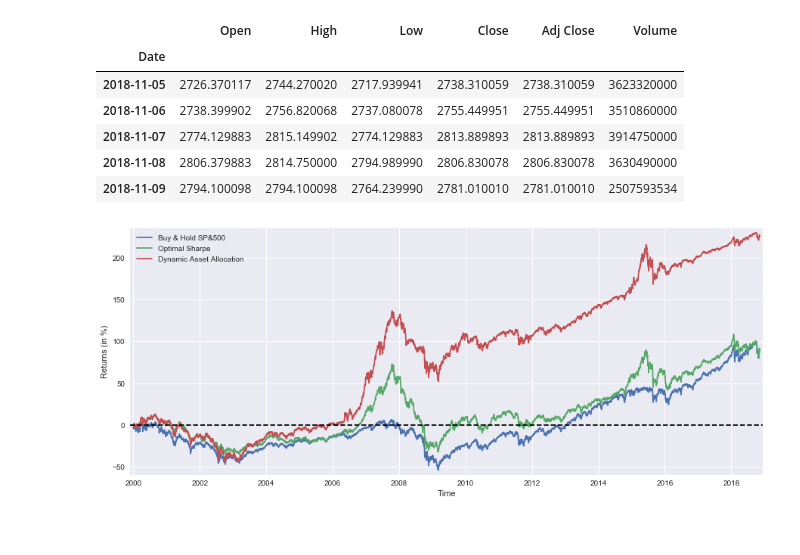
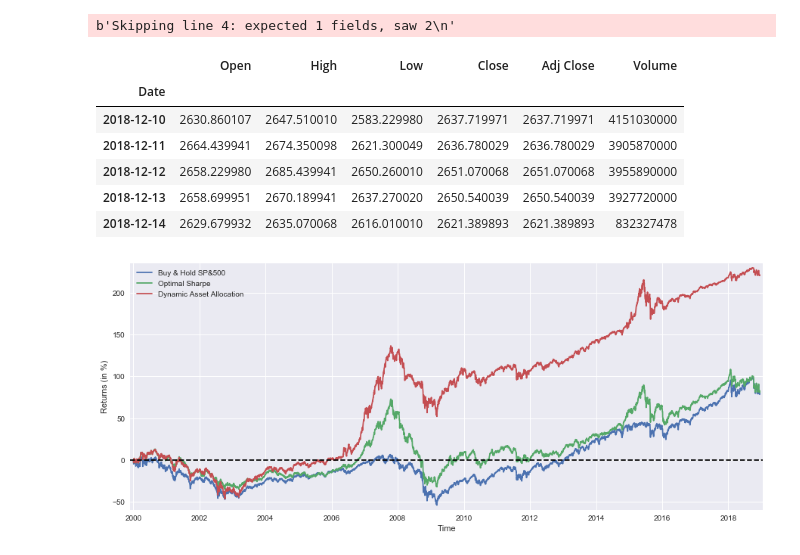
Before and after one commit to LongOnly/Quantitative-Notebooks, a Jupyter notebook: DynamicAssetAllocation.ipynb, the cells around one changed output. Drawn from its saved outputs; the diff is of its cells as text; code cells hidden in the pictures.

```diff
--- a/DynamicAssetAllocation.ipynb
+++ b/DynamicAssetAllocation.ipynb
@@ -19,39 +19,40 @@ def getdata(tickers,start,end,frequency):
     res = requests.get('https://finance.yahoo.com/quote/SPY/history')
     cookie = res.cookies['B']
     pattern = re.compile('.*"CrumbStore":\{"crumb":"(?P<crumb>[^"]+)"\}')
     for line in res.text.splitlines():
         m = pattern.match(line)
         if m is not None:
             crumb = m.groupdict()['crumb']
     for ticker in tickers:
         url_str = "https://query1.finance.yahoo.com/v7/finance/download/%s"
         url_str += "?period1=%s&period2=%s&interval=%s&events=history&crumb=%s"
         url = url_str % (ticker, start, end, frequency, crumb)
         res = requests.get(url, cookies={'B': cookie}).text
         OHLC[ticker] = pd.read_csv(io.StringIO(res), index_col=0,
                                    error_bad_lines=False).replace('null', np.nan).dropna()
         OHLC[ticker].index = pd.to_datetime(OHLC[ticker].index)
         OHLC[ticker] = OHLC[ticker].apply(pd.to_numeric)
     return OHLC
 
 tickers = ['%5EGSPC','000001.SS']
 
 data = None
 while data is None:
     try:
-        data = getdata(tickers,'946610000','1541808000','1d')
+        data = getdata(tickers,'946610000','1544832000','1d')
     except:
          pass
 
 data['%5EGSPC'].tail()
 # %% [output]
+b'Skipping line 4: expected 1 fields, saw 2\n'
 |  | Open | High | Low | Close | Adj Close | Volume |
 | Date |  |  |  |  |  |  |
-| 2018-11-05 | 2726.370117 | 2744.270020 | 2717.939941 | 2738.310059 | 2738.310059 | 3623320000 |
-| 2018-11-06 | 2738.399902 | 2756.820068 | 2737.080078 | 2755.449951 | 2755.449951 | 3510860000 |
-| 2018-11-07 | 2774.129883 | 2815.149902 | 2774.129883 | 2813.889893 | 2813.889893 | 3914750000 |
-| 2018-11-08 | 2806.379883 | 2814.750000 | 2794.989990 | 2806.830078 | 2806.830078 | 3630490000 |
-| 2018-11-09 | 2794.100098 | 2794.100098 | 2764.239990 | 2781.010010 | 2781.010010 | 2507593534 |
+| 2018-12-10 | 2630.860107 | 2647.510010 | 2583.229980 | 2637.719971 | 2637.719971 | 4151030000 |
+| 2018-12-11 | 2664.439941 | 2674.350098 | 2621.300049 | 2636.780029 | 2636.780029 | 3905870000 |
+| 2018-12-12 | 2658.229980 | 2685.439941 | 2650.260010 | 2651.070068 | 2651.070068 | 3955890000 |
+| 2018-12-13 | 2658.699951 | 2670.189941 | 2637.270020 | 2650.540039 | 2650.540039 | 3927720000 |
+| 2018-12-14 | 2629.679932 | 2635.070068 | 2616.010010 | 2621.389893 | 2621.389893 | 832327478 |
 # %%
 ReturnSP = data['%5EGSPC']['Adj Close']/data['%5EGSPC']['Adj Close'].shift(1)-1
 BuyHoldSP = data['%5EGSPC']['Adj Close']/float(data['%5EGSPC']['Adj Close'][:1])-1
```
Also changed, not shown: parts of 1 cell of this notebook, 3 other files.
